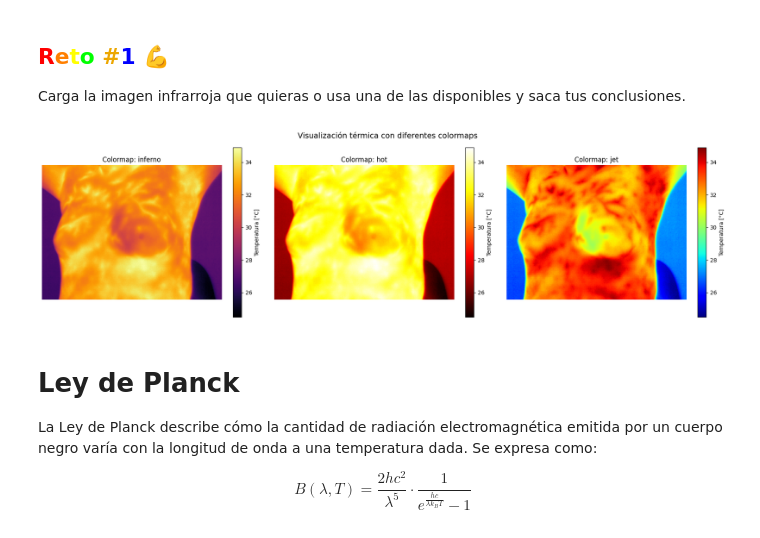
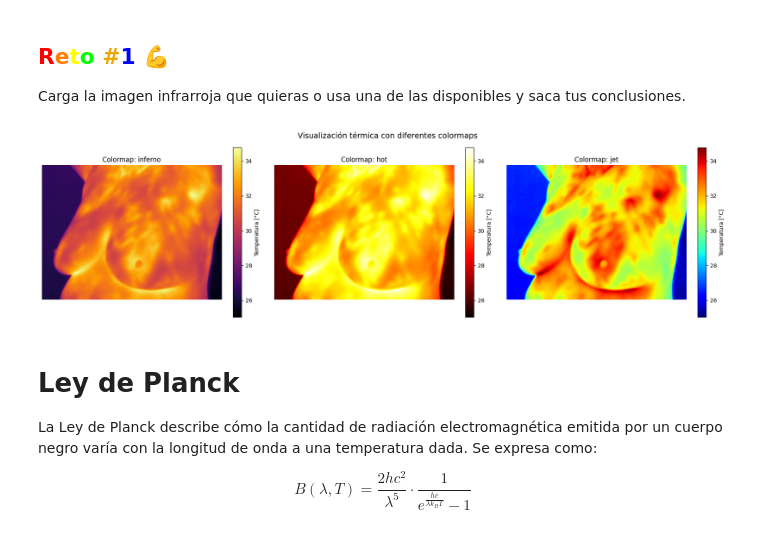
Before and after one commit to semilleroCV/Hands-on-Computer-Vision, a Jupyter notebook: sesiones/sesion10/Sesion10_1.ipynb, the cells around one changed output. Cells and saved outputs as stored; diff of their text form; code cells hidden in the pictures.

```diff
--- a/sesiones/sesion10/Sesion10_1.ipynb
+++ b/sesiones/sesion10/Sesion10_1.ipynb
@@ -49,44 +49,43 @@ Una imagen infrarroja representa la radiación emitida por un objeto en función
 ## <font color='#ECA702'>**<font color="#FF0000">R</font><font color="#FF7F00">e</font><font color="#FFFF00">t</font><font color="#00FF00">o</font> #<font color="#0000FF">1</font>** 💪</font>
 
 Carga la imagen infrarroja que quieras o usa una de las disponibles y saca tus conclusiones.
+# %%
+#@title Cargar el dataset
+from datasets import load_dataset
+
+ds = load_dataset("SemilleroCV/BreastThermography")
 # %%
-# Nombre de la imagen en GitHub
-nombre_imagen = "nombreImagen.tiff"
-#Imágenes disponibles: breast_thermography_1.tiff, breast_thermography_2.tiff
-
-# URL de la imagen en tu repositorio
-url_imagen = f"https://raw.githubusercontent.com/semilleroCV/Hands-on-Computer-Vision/main/sesiones/sesion10/images/{nombre_imagen}"
+#@title Graficar las imagenes
+# conjunto de datos (test, validation)
+c_datos = 'test' #@param{type:'string'}
+# indice de la imagen
+n_imagen = 0 #@param{type:'integer'}
 
 try:
-    # Intentar descargar la imagen
-    response = requests.get(url_imagen)
-    response.raise_for_status()  # Lanza error si falla
-
-    # Cargar imagen en memoria
-    imagen_pil = Image.open(BytesIO(response.content))
+    imagen_pil = ds[c_datos][n_imagen]['image']
     imagen_array = np.array(imagen_pil)
 
     # Definir los mapas de color a usar
     colormaps = ['inferno', 'hot', 'jet']
 
     # Mostrar la imagen con los tres colormaps
     plt.figure(figsize=(18, 5))
 
     for i, cmap in enumerate(colormaps):
         plt.subplot(1, 3, i+1)
         plt.imshow(imagen_array, cmap=cmap)
         plt.colorbar(label='Temperatura [°C]')
         plt.title(f"Colormap: {cmap}")
         plt.axis('off')
 
     plt.suptitle("Visualización térmica con diferentes colormaps", fontsize=14)
     plt.tight_layout()
     plt.show()
 
 except requests.exceptions.RequestException:
     print("⚠️ No se pudo descargar la imagen. Verifica el nombre o la URL.")
 # %% [output]
-[figure, old version]
+[figure, new version]
 # %% [markdown]
 # <font color="00CED1"> **Ley de Planck** </font><a name="tema2"></a>
 La Ley de Planck describe cómo la cantidad de radiación electromagnética emitida por un cuerpo negro varía con la longitud de onda a una temperatura dada. Se expresa como:
```
Also changed, not shown: parts of 1 cell of this notebook.
